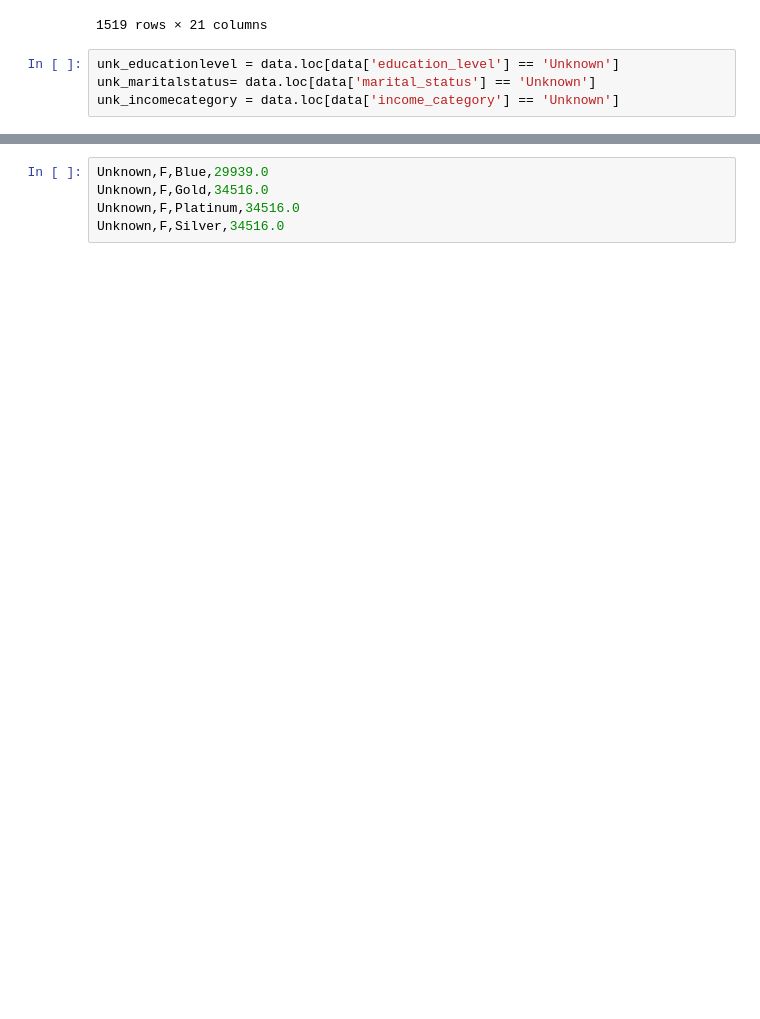
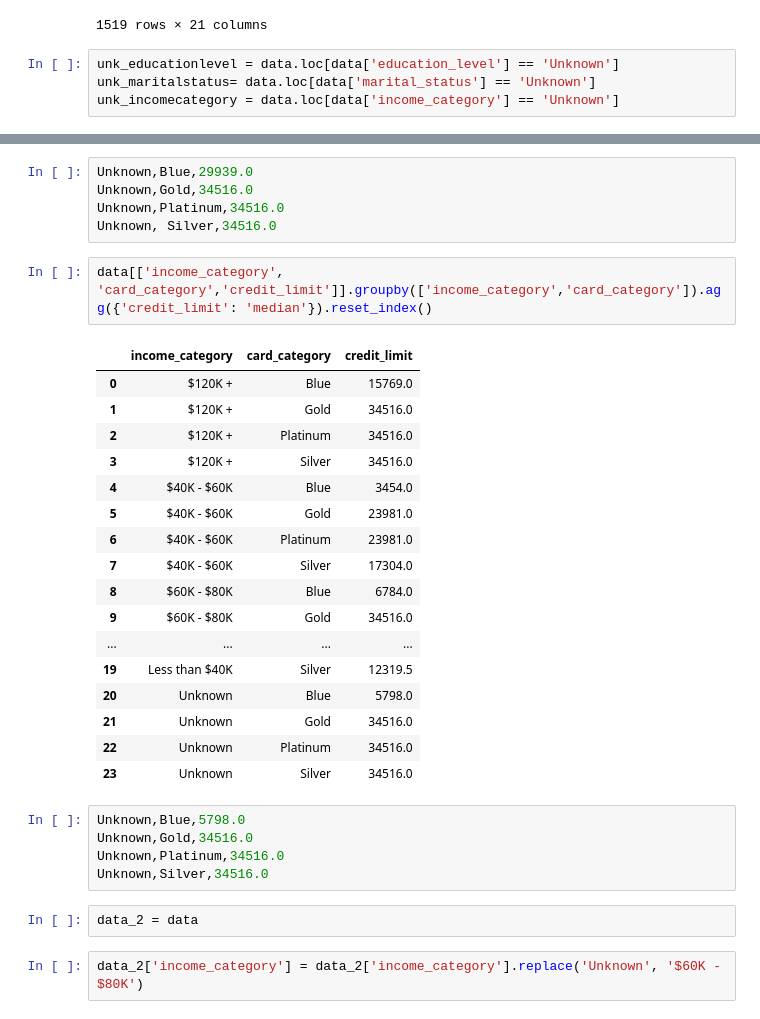
Before and after one commit to estef026/ProyectoChurn2, a Jupyter notebook: EDA - Estefania.ipynb, the cells around one changed output, grey strips where cells are left out. Saved outputs shown, nothing was run; the diff lists cells and outputs as text; blank space fills up the shorter version.

```diff
--- a/EDA - Estefania.ipynb
+++ b/EDA - Estefania.ipynb
@@ -477,5 +485,34 @@ data[['income_category', 'gender', 'card_category','credit_limit']].groupby(['in
 # %%
-Unknown,F,Blue,29939.0
-Unknown,F,Gold,34516.0
-Unknown,F,Platinum,34516.0
-Unknown,F,Silver,34516.0
+Unknown,Blue,29939.0
+Unknown,Gold,34516.0
+Unknown,Platinum,34516.0
+Unknown, Silver,34516.0
+# %%
+data[['income_category', 'card_category','credit_limit']].groupby(['income_category','card_category']).agg({'credit_limit': 'median'}).reset_index()
+# %% [output]
+|  | income_category | card_category | credit_limit |
+| 0 | $120K + | Blue | 15769.0 |
+| 1 | $120K + | Gold | 34516.0 |
+| 2 | $120K + | Platinum | 34516.0 |
+| 3 | $120K + | Silver | 34516.0 |
+| 4 | $40K - $60K | Blue | 3454.0 |
+| 5 | $40K - $60K | Gold | 23981.0 |
+| 6 | $40K - $60K | Platinum | 23981.0 |
+| 7 | $40K - $60K | Silver | 17304.0 |
+| 8 | $60K - $80K | Blue | 6784.0 |
+| 9 | $60K - $80K | Gold | 34516.0 |
+| ... | ... | ... | ... |
+| 19 | Less than $40K | Silver | 12319.5 |
+| 20 | Unknown | Blue | 5798.0 |
+| 21 | Unknown | Gold | 34516.0 |
+| 22 | Unknown | Platinum | 34516.0 |
+| 23 | Unknown | Silver | 34516.0 |
+# %%
+Unknown,Blue,5798.0
+Unknown,Gold,34516.0
+Unknown,Platinum,34516.0
+Unknown,Silver,34516.0
+# %%
+data_2 = data
+# %%
+data_2['income_category'] = data_2['income_category'].replace('Unknown', '$60K - $80K')
```
Also changed, not shown: parts of 10 cells of this notebook.
